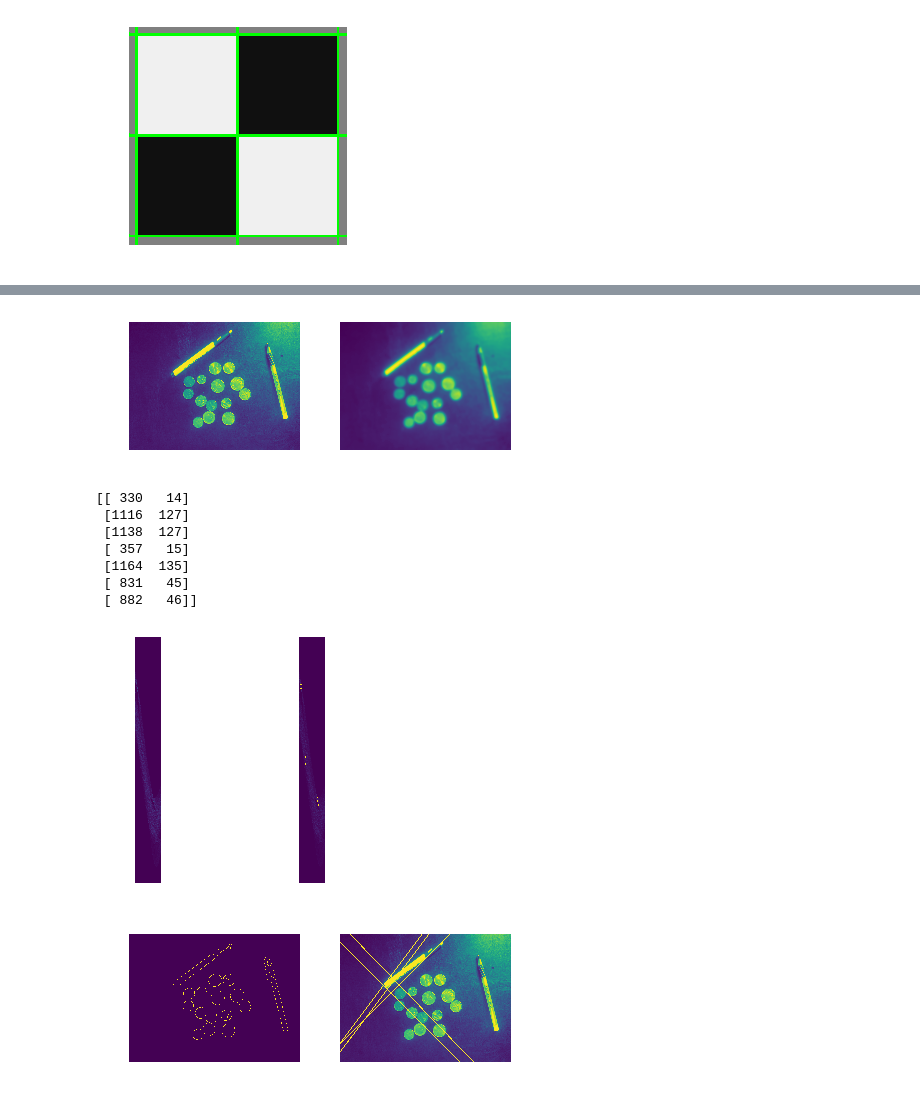
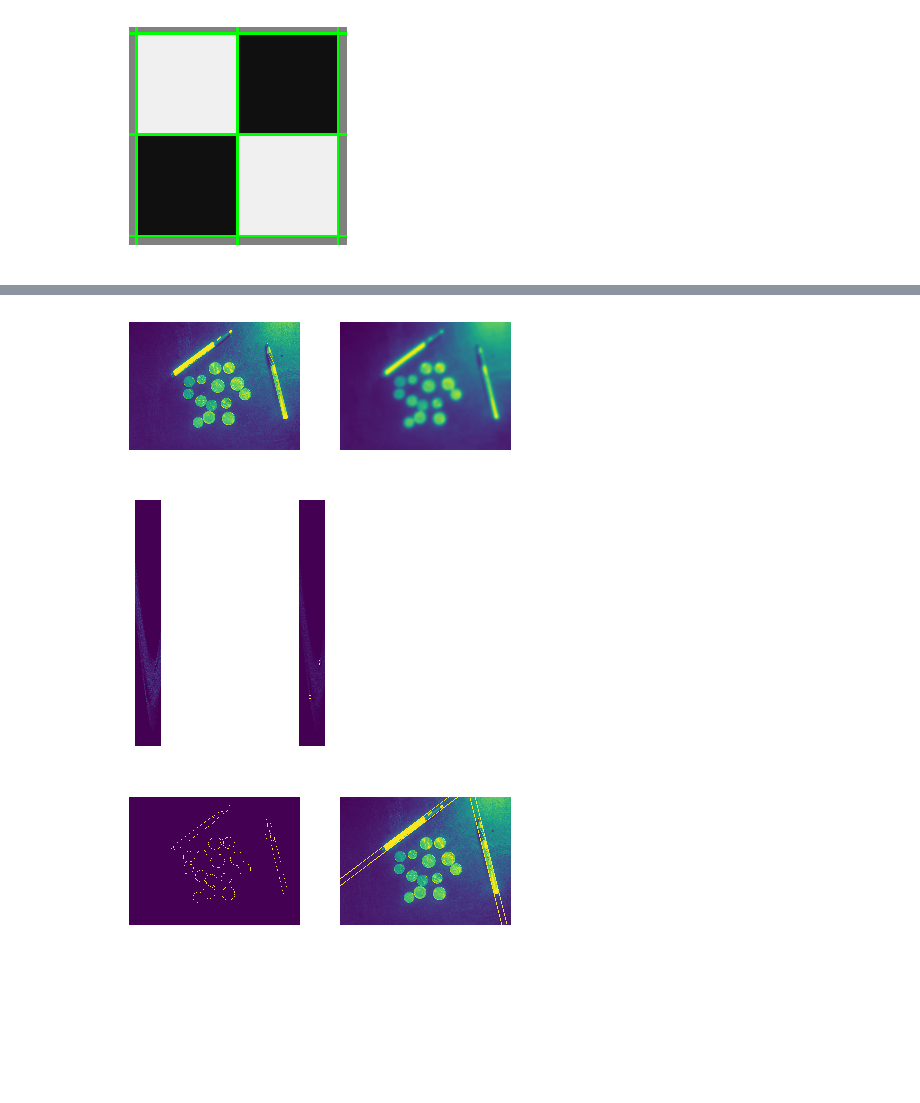
Before and after one commit to naveen246/computer_vision, a Jupyter notebook: psets/ps1/ps1_python/ps1.ipynb, the cells around one changed output, grey strips where cells are left out. Cells and saved outputs as stored; diff of their text form; code cells hidden in the pictures; blank space fills up the shorter version.

Commit message:
Hough Transform for Lines on a more Complex Image

```diff
--- a/psets/ps1/ps1_python/ps1.ipynb
+++ b/psets/ps1/ps1_python/ps1.ipynb
@@ -76,31 +76,25 @@ util.show_img(img_edge_colored)
 # %%
-# 4
+# 4. Hough Transform for Lines on a more Complex Image
 
 img = util.read_img_gray_mode('ps1-input1.png')
-smooth_img = cv2.GaussianBlur(img, (25, 25), 0)
+smooth_img = cv2.GaussianBlur(img, (31, 31), 0)
 util.write_img('ps1-4-a-1.png', smooth_img)
 
 util.show_images_together(img, smooth_img)
-smooth_edge_img = cv2.Canny(smooth_img, 20, 40, 0.8)
+smooth_edge_img = cv2.Canny(smooth_img, 30, 30)
 util.write_img('ps1-4-b-1.png', smooth_edge_img)
 
 H, rho, theta = hough_lines_acc(smooth_edge_img)
-peaks = hough_peaks(H, 10, threshold=40, nhood_size=20);
-print(peaks)
+peaks = hough_peaks(H, 10, threshold=70, nhood_size=10);
+# print(peaks)
+# peaks = [[1115, 50], [1138, 50], [1115, 127], [1138, 127]]
 highlight_peaks = highlight_hough_peaks(H, peaks)
 util.write_img('ps1-4-c-1.png', highlight_peaks)
 
 util.show_images_together(H, highlight_peaks)
 img_edge_colored = hough_lines_draw(img, 'ps1-4-c-2.png', peaks, rho, theta, (255,255,255))
 util.show_images_together(smooth_edge_img, img_edge_colored)
 # %% [output]
 [figure]
-[[ 330   14]
- [1116  127]
- [1138  127]
- [ 357   15]
- [1164  135]
- [ 831   45]
- [ 882   46]]
-[figure, old version]
+[figure, new version]
-[figure, old version]
+[figure, new version]
```
Also changed, not shown: parts of 4 cells of this notebook, 10 other files.
